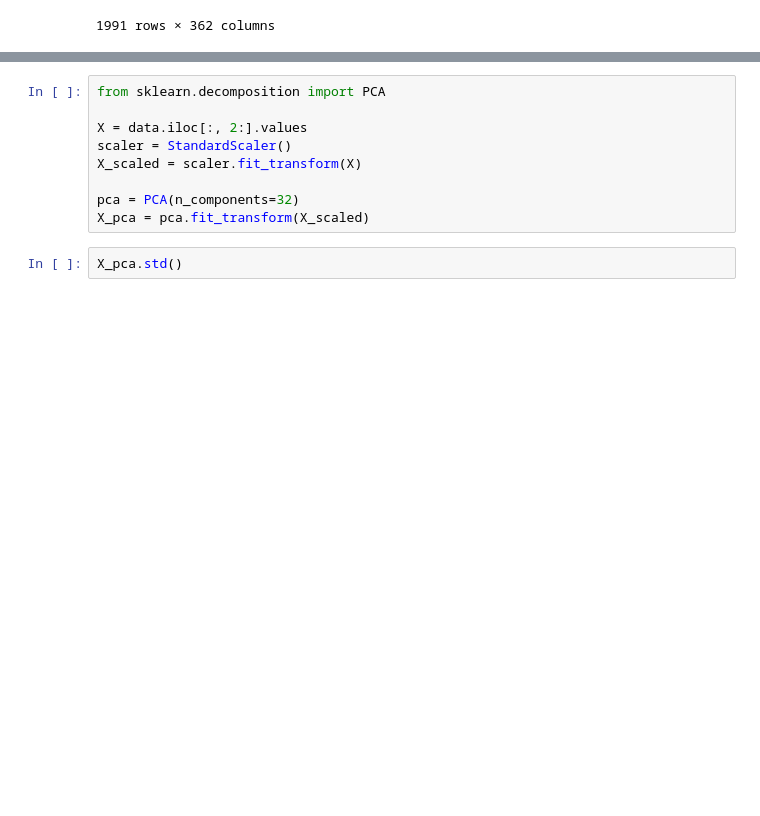
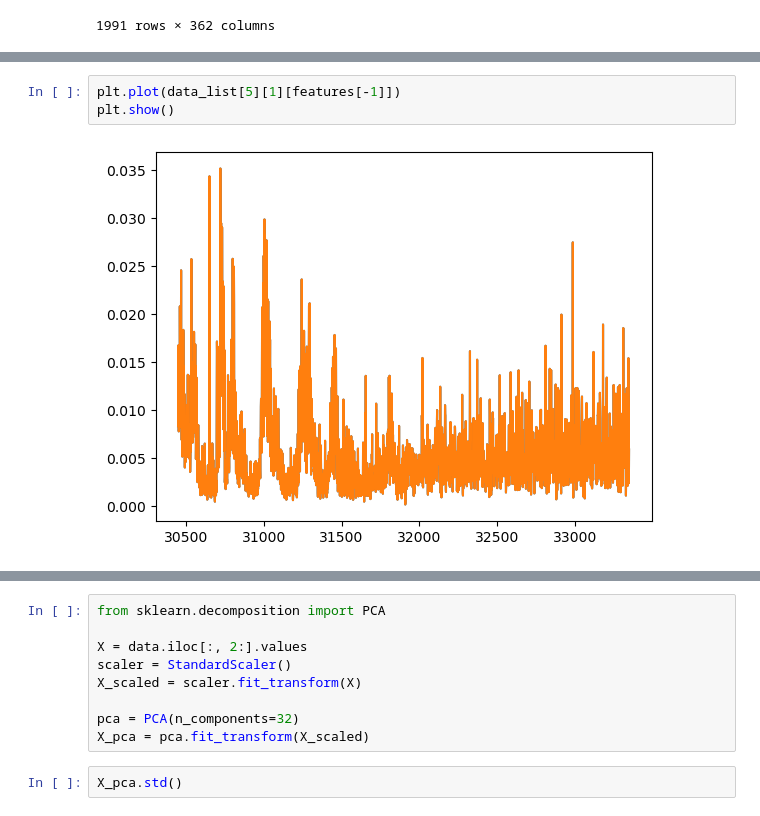
Before and after one commit to Hong-01/EE4C12-Epileptic-Seizure-Detection-using-EEG, a Jupyter notebook: Cluster.ipynb, the cells around one changed output, grey strips where cells are left out. Saved outputs shown, nothing was run; the diff lists cells and outputs as text; blank space fills up the shorter version.

```diff
--- a/Cluster.ipynb
+++ b/Cluster.ipynb
@@ -158,0 +197,5 @@ for i in range(Patient_num):
+# %%
+plt.plot(data_list[5][1][features[-1]])
+plt.show()
+# %% [output]
+[figure, added]
```
Also changed, not shown: parts of 8 cells of this notebook, 1 other file.
